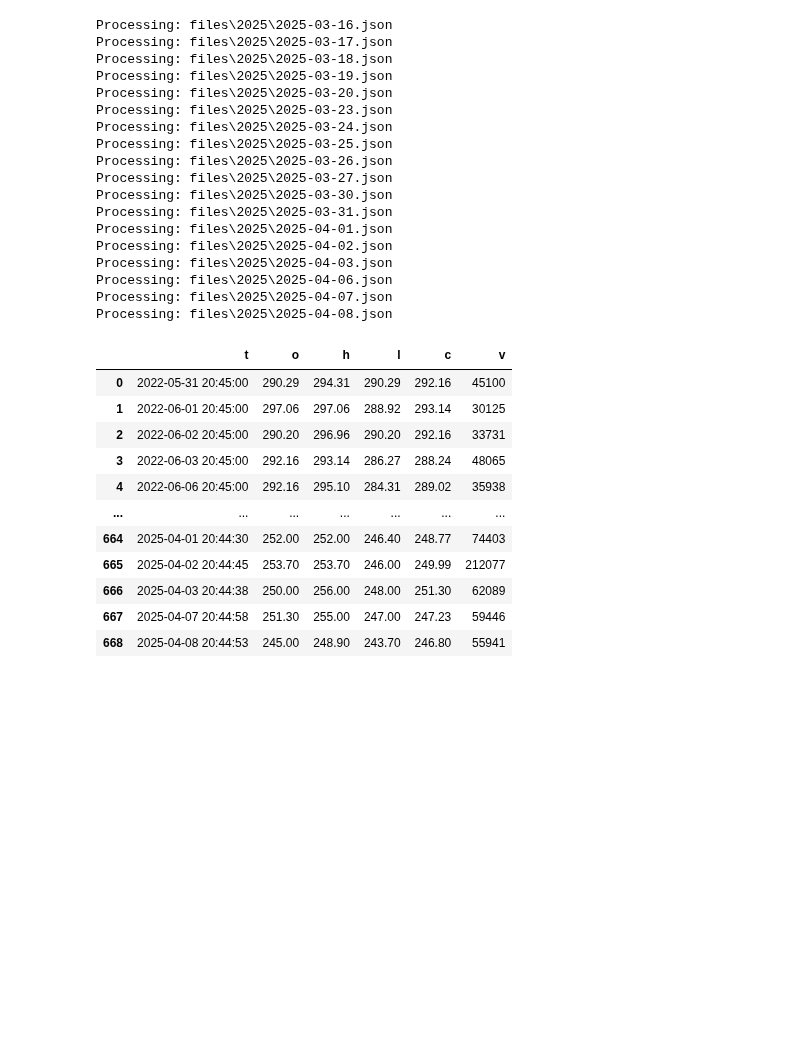
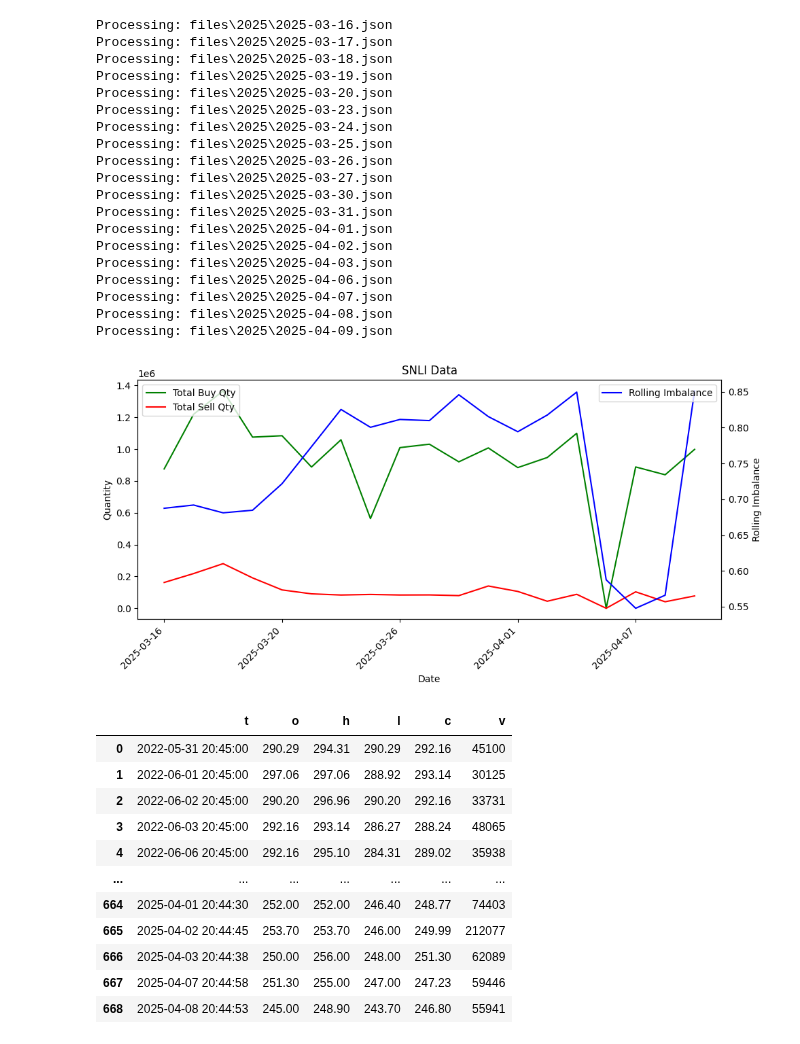
Before and after one commit to madhuko/nepse_depth, a Jupyter notebook: analytics.ipynb, the cells around one changed output. Drawn from its saved outputs; the diff is of its cells as text; code cells hidden in the pictures; blank space fills up the shorter version.

```diff
--- a/analytics.ipynb
+++ b/analytics.ipynb
@@ -57,8 +50,8 @@ for file_path in sorted(folder_path.glob("*.json")):
     # Extract date from filename (assuming format is yyyy-mm-dd.json)
     file_date_str = file_path.stem  # Gets filename without extension
     try:
-        file_date = datetime.strptime(file_date_str, "%Y-%m-%d")
-        if file_date > datetime.strptime('2025-03-15', "%Y-%m-%d"):
+        file_date = datetime.datetime.strptime(file_date_str, "%Y-%m-%d")
+        if file_date > datetime.datetime.strptime('2025-03-15', "%Y-%m-%d"):
             print(f"Processing: {file_path}")
             df=pd.read_json(file_path)
             df_combined = pd.DataFrame()
@@ -114,9 +107,10 @@ Processing: files\2025\2025-04-03.json
 Processing: files\2025\2025-04-06.json
 Processing: files\2025\2025-04-07.json
 Processing: files\2025\2025-04-08.json
+Processing: files\2025\2025-04-09.json
 # %%
 df_sorted_c = df_sorted_c.sort_values(by=['symbol', 'date'])
-n_days=5  # Define the rolling window size (number of days)
+n_days=3  # Define the rolling window size (number of days)
 df_sorted_c['rolling_imbalance'] = (
     df_sorted_c.groupby('symbol')['imbalance']
     .rolling(window=n_days, min_periods=1)
@@ -124,6 +118,47 @@ df_sorted_c['rolling_imbalance'] = (
     .reset_index(level=0, drop=True)
 )
 df_sorted_c.to_clipboard(index=False)
+# %%
+scriptname="SNLI"
+# Assuming df_sorted_c is your DataFrame and has the required columns
+fig, ax1 = plt.subplots(figsize=(10, 5))
+scriptwise = df_sorted_c[df_sorted_c["symbol"]==scriptname]
+# Plot totalBuyQty and totalSellQty on the left y-axis
+ax1.plot(scriptwise["date"],
+         scriptwise["totalBuyQty"],
+         label="Total Buy Qty", color="green")
+ax1.plot(scriptwise["date"],
+         scriptwise["totalSellQty"],
+         label="Total Sell Qty", color="red")
+
+# Set labels for left y-axis
+ax1.set_xlabel("Date")
+ax1.set_ylabel("Quantity")
+ax1.legend(loc="upper left")
+
+# Create a second y-axis for rolling_imbalance
+ax2 = ax1.twinx()
+ax2.plot(scriptwise["date"],
+         scriptwise["rolling_imbalance"],
+         label="Rolling Imbalance", color="blue")
+
+# Set labels for right y-axis
+ax2.set_ylabel("Rolling Imbalance")
+ax2.legend(loc="upper right")
+
+# Set the title
+plt.title(f"{scriptname} Data")
+
+ax1.xaxis.set_major_locator(mdates.AutoDateLocator(minticks=5, maxticks=10))  # Limit number of ticks
+
+plt.setp(ax1.get_xticklabels(), rotation=45, ha="right")
+
+fig.tight_layout()
+
+# Show the plot
+plt.show()
+# %% [output]
+[figure, added]
 # %%
 chart_provider={
 'nepsechart':'https://ohlcv.nepsechart.com/history?symbol={symbol}&resolution={resolution}&from={fromtime}&to={totime}',
```
Also changed, not shown: parts of 5 cells of this notebook.
